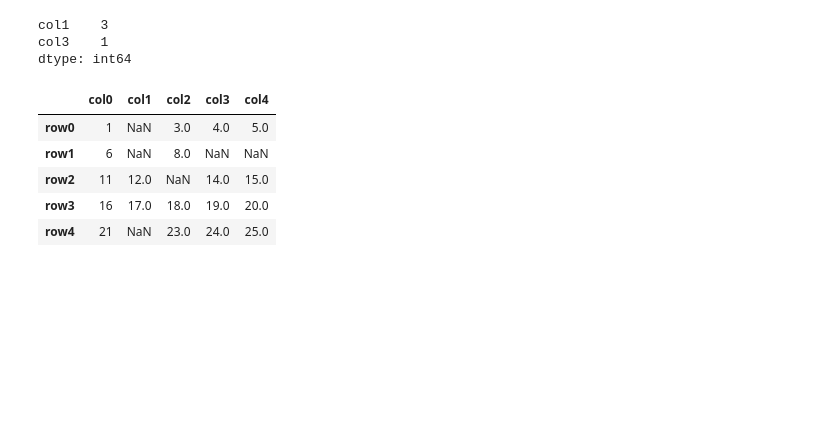
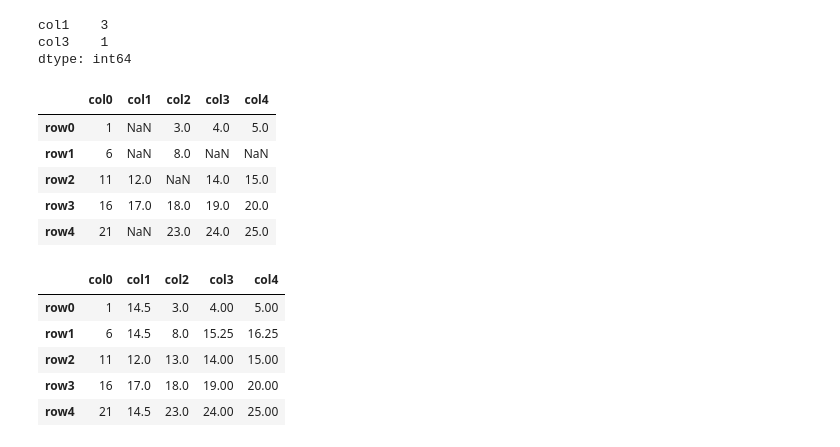
Before and after one commit to afshinnn/Python_Samples, a Jupyter notebook: Data_Munging/Data_Munging.ipynb, the cells around one changed output. Saved outputs shown, nothing was run; the diff lists cells and outputs as text; code cells hidden in the pictures; blank space fills up the shorter version.

Commit message:
Code for filling missing values
Some code added to show to fill missing values

```diff
--- a/Data_Munging/Data_Munging.ipynb
+++ b/Data_Munging/Data_Munging.ipynb
@@ -384,3 +384,25 @@ df_with_nan.dropna(how='all')
 | row2 | 11 | 12.0 | NaN | 14.0 | 15.0 |
 | row3 | 16 | 17.0 | 18.0 | 19.0 | 20.0 |
 | row4 | 21 | NaN | 23.0 | 24.0 | 25.0 |
+# %%
+# filling null values
+
+# fill null values with zero
+df_with_nan.fillna(0)
+# fill null values of specific columns
+# if you miss a column, null values will remain in that column
+df_with_nan.fillna({'col1':100, 'col2':101, 'col3':102})
+# fill null values with forward fill
+# each missing element is filled by its preceding element in the column
+df_with_nan.fillna(method='ffill')
+# each missing element is filled by its preceding element in the row
+df_with_nan.fillna(method='ffill', axis=1)
+# fill missing values with average of each column
+df_with_nan.apply(lambda i: i.fillna(i.mean()), axis=0)
+# %% [output]
+|  | col0 | col1 | col2 | col3 | col4 |
+| row0 | 1 | 14.5 | 3.0 | 4.00 | 5.00 |
+| row1 | 6 | 14.5 | 8.0 | 15.25 | 16.25 |
+| row2 | 11 | 12.0 | 13.0 | 14.00 | 15.00 |
+| row3 | 16 | 17.0 | 18.0 | 19.00 | 20.00 |
+| row4 | 21 | 14.5 | 23.0 | 24.00 | 25.00 |
```
Also changed, not shown: parts of 11 cells of this notebook.
